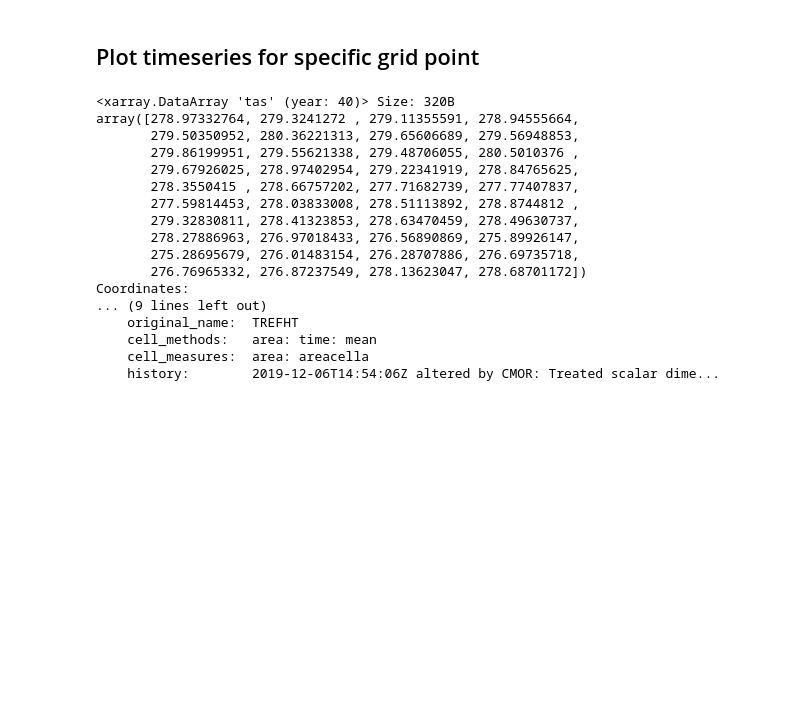
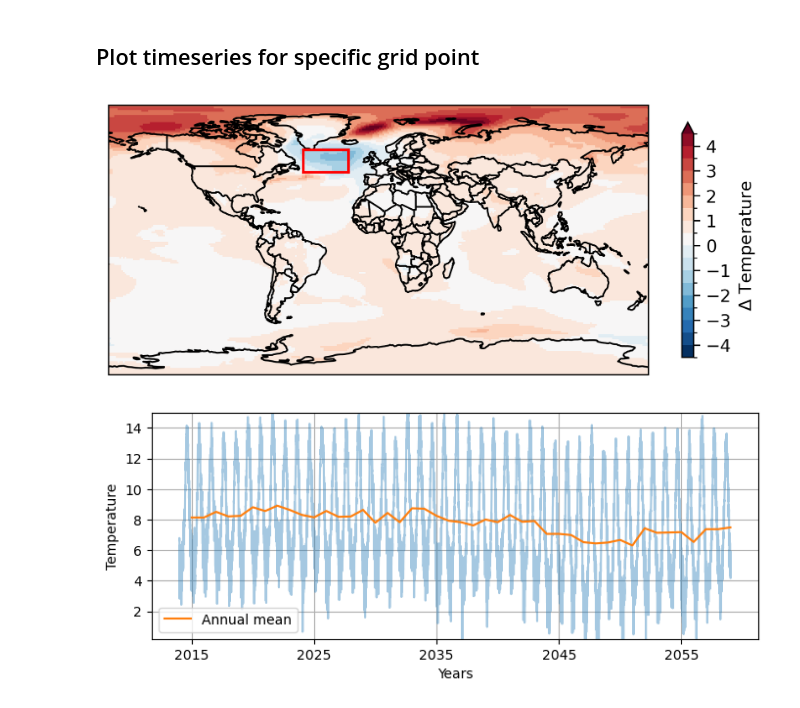
Before and after one commit to astridbg/T3_decision_tools, a Jupyter notebook: compare_SPG_cooling.ipynb, the cells around one changed output. Drawn from its saved outputs; the diff is of its cells as text; code cells hidden in the pictures; blank space fills up the shorter version.

```diff
--- a/compare_SPG_cooling.ipynb
+++ b/compare_SPG_cooling.ipynb
@@ -116,51 +100,47 @@ Error:
 # %%
 save_folder = '../figures/time_series/' # Folder where figures should be saved
 os.makedirs(save_folder, exist_ok=True)
 
 # Choose grid point
 
-lat = 57; lon = 325
+southern_lat = 45; northern_lat = 60
+western_lon = 310; eastern_lon = 340
+SPG_area = temp.sel(lat=slice(southern_lat, northern_lat),lon=slice(western_lon, eastern_lon)).mean(['lat', 'lon'])
 
-
+cooling_year = '2040-01-01'
 # Plot map of grid point
 
 fig = plt.figure(1, figsize=(7,7),dpi=300)
 ax = plt.subplot(1,1,1, projection=ccrs.PlateCarree())
-data = temp.sel(time=slice(middle_time, end_time)).mean('time') - temp.sel(time=slice(start_time, middle_time)).mean('time')
+data = temp.sel(time=slice(cooling_year, end_time)).mean('time') - temp.sel(time=slice(start_time, cooling_year)).mean('time')
 
 map = data.plot(ax=ax,
-                transform=ccrs.PlateCarree(),levels=21,
-                cbar_kwargs={'orientation':'vertical','shrink':0.35, 'aspect':20,'label':'Temperature'})
+                transform=ccrs.PlateCarree(),levels=np.linspace(-4.5,4.5,19),
+                cbar_kwargs={'orientation':'vertical','shrink':0.35, 'aspect':20,'label':'$\Delta$ Temperature'})
 ax.coastlines()
 ax.add_feature(cFeature.BORDERS)
-ax.scatter(lon,lat, s=20, c='r', marker='o', linewidths=1, transform=ccrs.PlateCarree())
+#ax.scatter(lon,lat, s=20, c='r', marker='o', linewidths=1, transform=ccrs.PlateCarree())
+ax.plot([western_lon, eastern_lon],[southern_lat, southern_lat], color='red',transform=ccrs.PlateCarree())
+ax.plot([western_lon, eastern_lon],[northern_lat, northern_lat], color='red',transform=ccrs.PlateCarree())
+ax.plot([western_lon, western_lon],[southern_lat, northern_lat], color='red',transform=ccrs.PlateCarree())
+ax.plot([eastern_lon, eastern_lon],[southern_lat, northern_lat], color='red',transform=ccrs.PlateCarree())
+ax.set_title('')
 plt.show()
 
 # Plot time series of temperature in point
 
-plt.figure()
-plt.plot(time_array, temp.sel(lat=lat, lon=lon, method='nearest').groupby('time.year').mean('time').isel(year=slice(0,-1))-273.15)
+plt.figure(figsize=[8,3])
+plt.plot(np.arange(0, len(SPG_area.time)), SPG_area-273.15, alpha=0.4)
+ann_avg = SPG_area.groupby('time.year').mean('time')
+plt.plot(np.arange(1, len(ann_avg.year)+1)*365, ann_avg-273.15, label='Annual mean')
+plt.xticks(np.arange(365, len(SPG_area.time), 3650), np.arange(2015,2060,10))
 plt.xlabel('Years')
-plt.ylabel("Annual mean temperature, lat="+str(lat)+", lon="+str(lon))
+#plt.ylabel("Annual mean temperature, lat="+str(lat)+", lon="+str(lon))
 plt.grid()
+plt.legend()
+plt.ylim([0.2,15])
+plt.ylabel('Temperature')
 plt.show()
+# %% [output]
+[figure, added]
+[figure, added]
-# %%
-print(temp.sel(lat=lat, lon=lon, method='nearest').groupby('time.year').mean('time').isel(year=slice(0,-1)))
-# %% [output]
-<xarray.DataArray 'tas' (year: 40)> Size: 320B
-array([278.97332764, 279.3241272 , 279.11355591, 278.94555664,
-       279.50350952, 280.36221313, 279.65606689, 279.56948853,
-       279.86199951, 279.55621338, 279.48706055, 280.5010376 ,
-       279.67926025, 278.97402954, 279.22341919, 278.84765625,
-       278.3550415 , 278.66757202, 277.71682739, 277.77407837,
-       277.59814453, 278.03833008, 278.51113892, 278.8744812 ,
-       279.32830811, 278.41323853, 278.63470459, 278.49630737,
-       278.27886963, 276.97018433, 276.56890869, 275.89926147,
-       275.28695679, 276.01483154, 276.28707886, 276.69735718,
-       276.76965332, 276.87237549, 278.13623047, 278.68701172])
-Coordinates:
-... (9 lines left out)
-    original_name:  TREFHT
-    cell_methods:   area: time: mean
-    cell_measures:  area: areacella
-    history:        2019-12-06T14:54:06Z altered by CMOR: Treated scalar dime...
```
Also changed, not shown: parts of 1 cell of this notebook, 12 other files.
